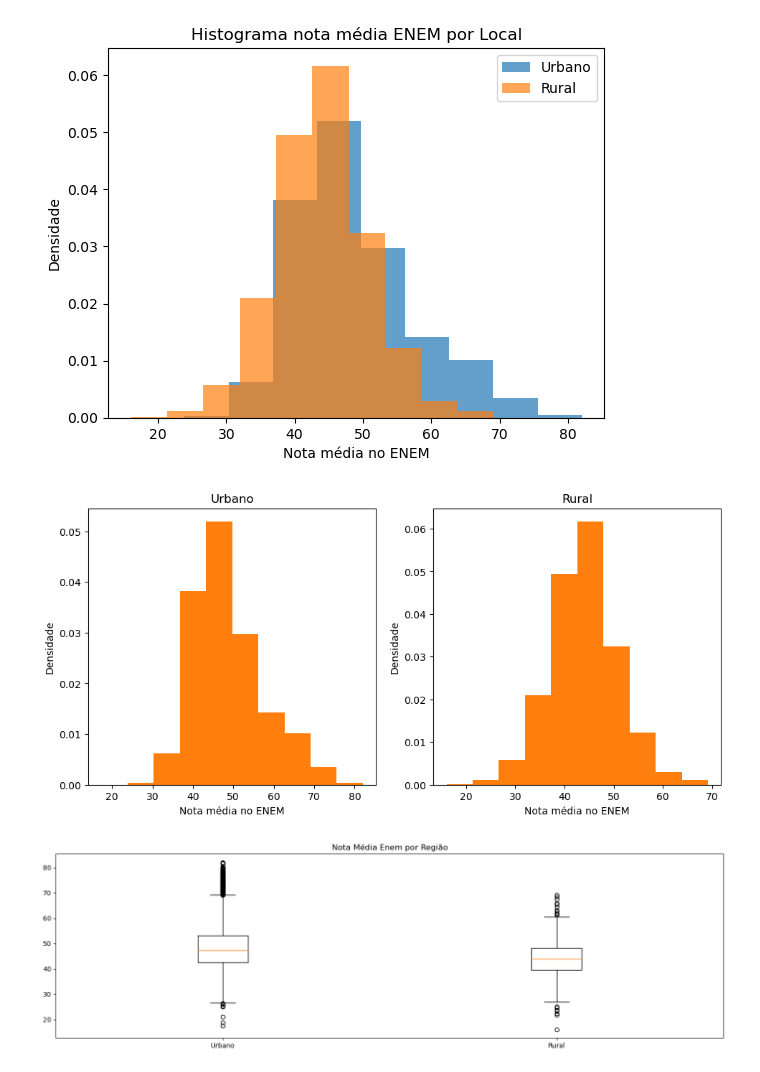
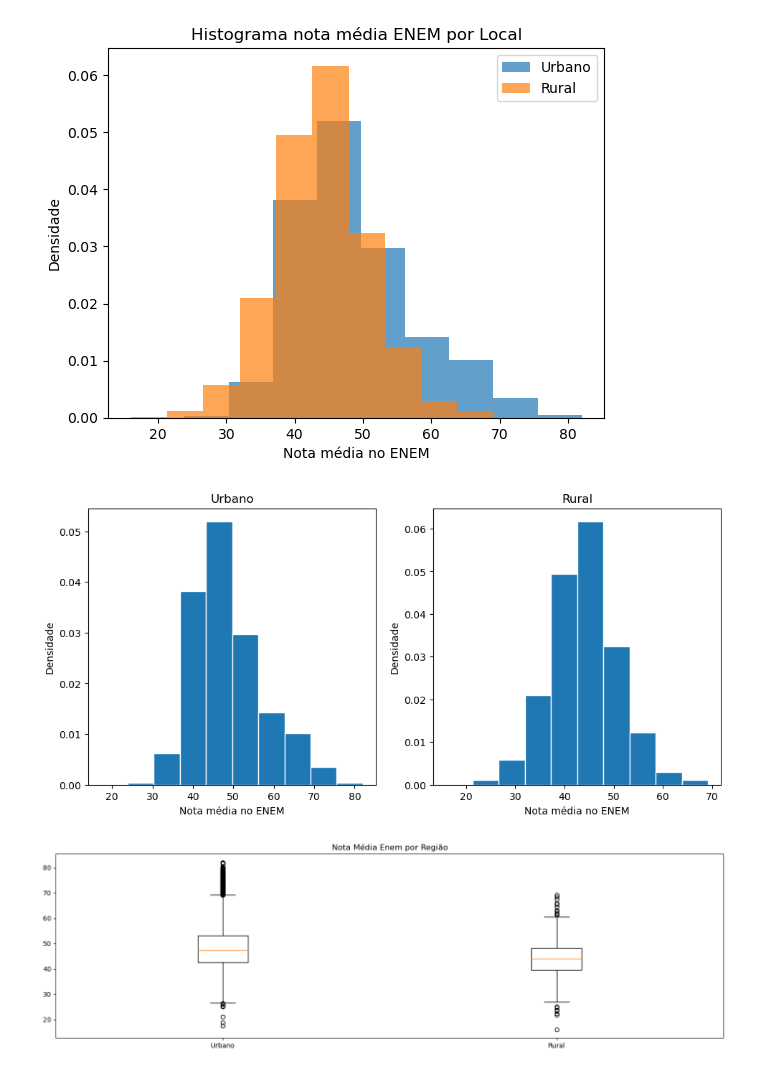
Before and after one commit to LuanaPLGuimaraes/Grupo12A_Projeto2_CDados, a Jupyter notebook: mineracao.ipynb, the cells around one changed output. Saved outputs shown, nothing was run; the diff lists cells and outputs as text; code cells hidden in the pictures.

```diff
--- a/mineracao.ipynb
+++ b/mineracao.ipynb
@@ -261,27 +261,25 @@ plt.ylabel('Densidade');
 # %%
 dados_urbano = dados.loc[dados['LOCAL'] == 'Urbano']
 dados_rural = dados.loc[dados['LOCAL'] == 'Rural']
 
 
 plt.figure(figsize=(30,5))
 plt.subplot(1,5,1)
 plt.hist(dados_urbano['MEDIA_TOTAL_ENEM'], density = True, edgecolor = 'white')
-plt.hist(dados_urbano['MEDIA_TOTAL_ENEM'], density = True)
 
 plt.title('Urbano')
 plt.xlabel('Nota média no ENEM')
 plt.ylabel('Densidade')
 
 
 plt.subplot(1,5,2)
 plt.hist(dados_rural['MEDIA_TOTAL_ENEM'], density = True, edgecolor = 'white')
-plt.hist(dados_rural['MEDIA_TOTAL_ENEM'], density = True)
 
 plt.title('Rural')
 plt.xlabel('Nota média no ENEM')
 plt.ylabel('Densidade');
 # %% [output]
-[figure, old version]
+[figure, new version]
 # %%
 plt.figure(figsize=(18,5))
 
```
Also changed, not shown: parts of 4 cells of this notebook.
